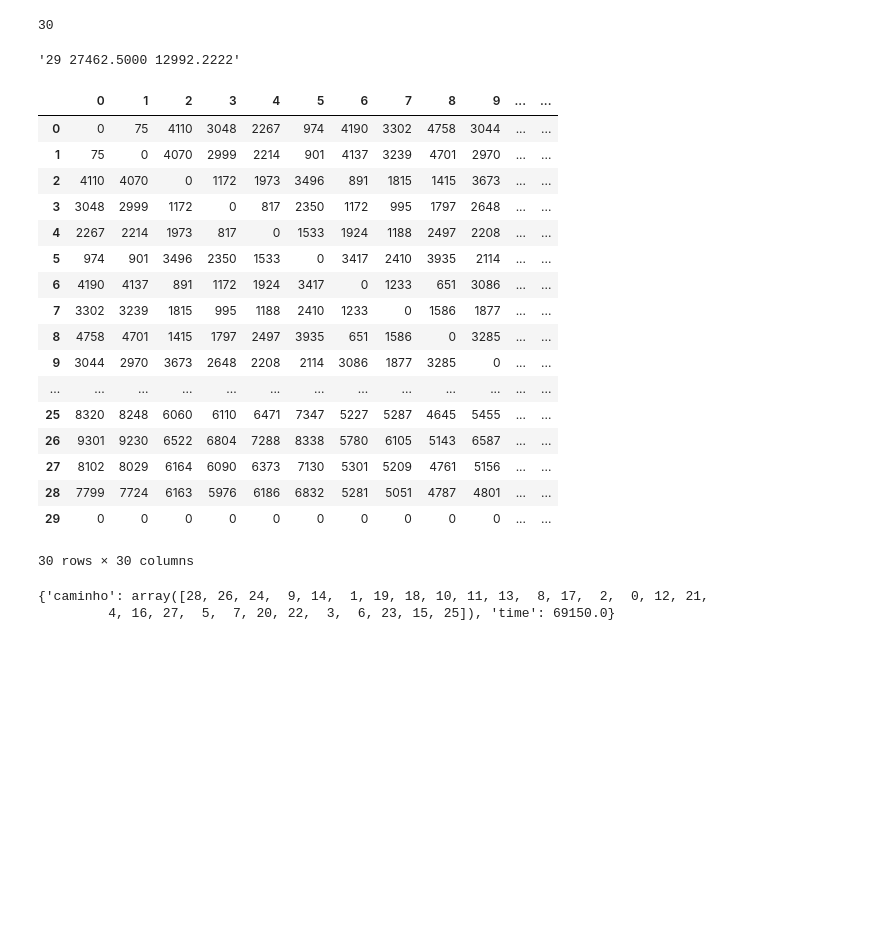
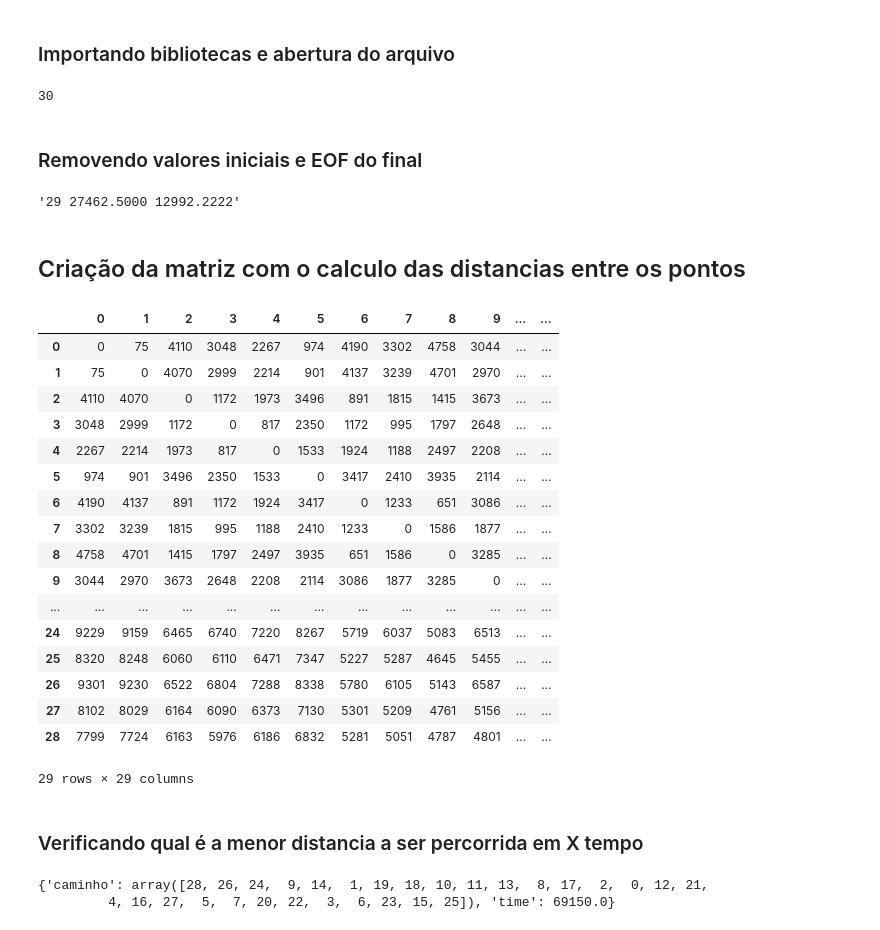
Before and after one commit to mascDriver/data-science, a Jupyter notebook: GEX637_Tópicos_especiais_em_computação_XV_.ipynb, the cells around one changed output. Cells and saved outputs as stored; diff of their text form; code cells hidden in the pictures; blank space fills up the shorter version.

```diff
--- a/GEX637_Tópicos_especiais_em_computação_XV_.ipynb
+++ b/GEX637_Tópicos_especiais_em_computação_XV_.ipynb
@@ -1,5 +1,7 @@
 # %% [markdown]
 <a href="https://colab.research.google.com/github/mascDriver/data-science/blob/main/GEX637_T%C3%B3picos_especiais_em_computa%C3%A7%C3%A3o_XV_.ipynb" target="_parent"><img src="https://colab.research.google.com/assets/colab-badge.svg" alt="Open In Colab"/></a>
+# %% [markdown]
+### Importando bibliotecas e abertura do arquivo
 # %%
 import numpy as np
 import math
@@ -14,43 +16,47 @@ length_tsp = int(content[4].split()[-1].strip())+1
 length_tsp
 # %% [output]
 30
+# %% [markdown]
+### Removendo valores iniciais e EOF do final
 # %%
 content = content[7:]
 content = content[:-1]
 content[-1]
 # %% [output]
 '29 27462.5000 12992.2222'
+# %% [markdown]
+## Criação da matriz com o calculo das distancias entre os pontos
 # %%
 array_result = []
-dimension = np.array([np.zeros(length_tsp)])
+dimension = np.ndarray((length_tsp-1, length_tsp-1), dtype=int)
 for key_x, x in enumerate(content):
   id_x, x1, y1 = np.array(x.split(), dtype=float)
   for key_y, y in enumerate(content):
     id_y, x2, y2 = np.array(y.split(), dtype=float)
-    result = math.sqrt(math.pow(x1-x2, 2)+math.pow(y1-y2, 2))
     dimension[key_x][key_y] = round(math.sqrt(math.pow(x1-x2, 2)+math.pow(y1-y2, 2)))
-  dimension = np.append(dimension, np.array([np.zeros(length_tsp)]), axis=0)
 df = pd.DataFrame(dimension, dtype=int)
 df
 # %% [output]
 |  | 0 | 1 | 2 | 3 | 4 | 5 | 6 | 7 | 8 | 9 | ... | ... |
 | 0 | 0 | 75 | 4110 | 3048 | 2267 | 974 | 4190 | 3302 | 4758 | 3044 | ... | ... |
 | 1 | 75 | 0 | 4070 | 2999 | 2214 | 901 | 4137 | 3239 | 4701 | 2970 | ... | ... |
 | 2 | 4110 | 4070 | 0 | 1172 | 1973 | 3496 | 891 | 1815 | 1415 | 3673 | ... | ... |
 | 3 | 3048 | 2999 | 1172 | 0 | 817 | 2350 | 1172 | 995 | 1797 | 2648 | ... | ... |
 | 4 | 2267 | 2214 | 1973 | 817 | 0 | 1533 | 1924 | 1188 | 2497 | 2208 | ... | ... |
 | 5 | 974 | 901 | 3496 | 2350 | 1533 | 0 | 3417 | 2410 | 3935 | 2114 | ... | ... |
 | 6 | 4190 | 4137 | 891 | 1172 | 1924 | 3417 | 0 | 1233 | 651 | 3086 | ... | ... |
 | 7 | 3302 | 3239 | 1815 | 995 | 1188 | 2410 | 1233 | 0 | 1586 | 1877 | ... | ... |
 | 8 | 4758 | 4701 | 1415 | 1797 | 2497 | 3935 | 651 | 1586 | 0 | 3285 | ... | ... |
 | 9 | 3044 | 2970 | 3673 | 2648 | 2208 | 2114 | 3086 | 1877 | 3285 | 0 | ... | ... |
 | ... | ... | ... | ... | ... | ... | ... | ... | ... | ... | ... | ... | ... |
+| 24 | 9229 | 9159 | 6465 | 6740 | 7220 | 8267 | 5719 | 6037 | 5083 | 6513 | ... | ... |
 | 25 | 8320 | 8248 | 6060 | 6110 | 6471 | 7347 | 5227 | 5287 | 4645 | 5455 | ... | ... |
 | 26 | 9301 | 9230 | 6522 | 6804 | 7288 | 8338 | 5780 | 6105 | 5143 | 6587 | ... | ... |
 | 27 | 8102 | 8029 | 6164 | 6090 | 6373 | 7130 | 5301 | 5209 | 4761 | 5156 | ... | ... |
 | 28 | 7799 | 7724 | 6163 | 5976 | 6186 | 6832 | 5281 | 5051 | 4787 | 4801 | ... | ... |
-| 29 | 0 | 0 | 0 | 0 | 0 | 0 | 0 | 0 | 0 | 0 | ... | ... |
-30 rows × 30 columns
+29 rows × 29 columns
+# %% [markdown]
+### Verificando qual é a menor distancia a ser percorrida em X tempo
 # %%
 t = time.process_time()
 best_tsp = {'time': float('inf'), 'caminho': []}
```
